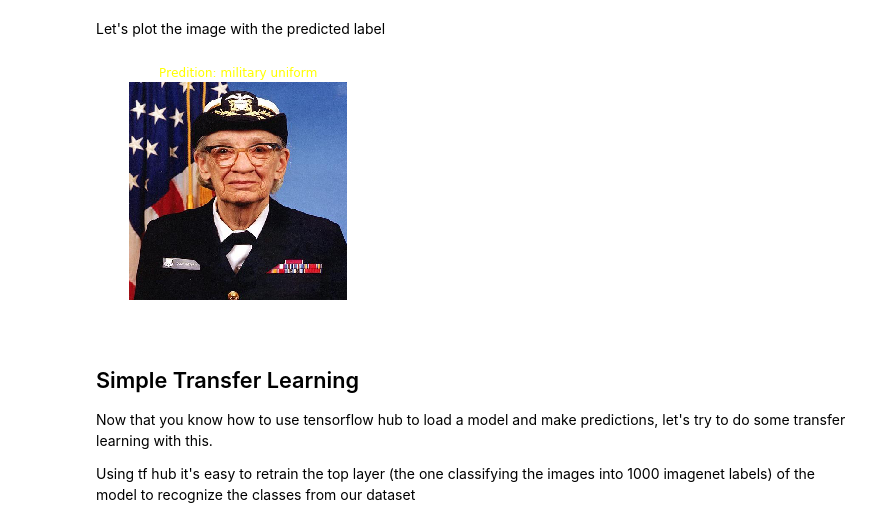
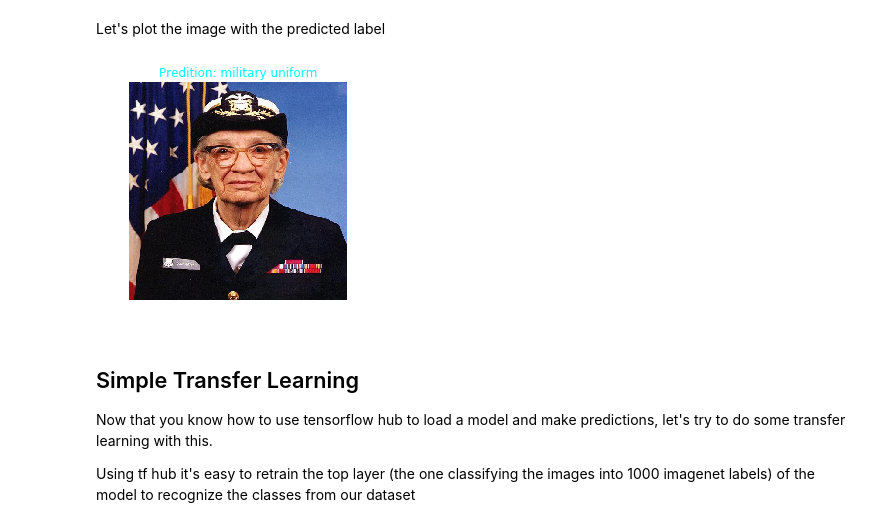
Before and after one commit to arkajyotiMukherjee/tensorflow_docs_prac, a Jupyter notebook: Transfer_Learning_with_tf_Hub.ipynb, the cells around one changed output. Drawn from its saved outputs; the diff is of its cells as text; code cells hidden in the pictures.

```diff
--- a/Transfer_Learning_with_tf_Hub.ipynb
+++ b/Transfer_Learning_with_tf_Hub.ipynb
@@ -112,10 +112,10 @@ Let's plot the image with the predicted label
 # %%
 plt.imshow(grace_hopper)
 plt.axis('off')
 predicted_class_name = imagenet_labels[predicted_class]
-_ = plt.title('Predition: '+ predicted_class_name, color='yellow')
+_ = plt.title('Predition: '+ predicted_class_name, color='cyan')
 # %% [output]
-[figure, old version]
+[figure, new version]
 # %% [markdown]
 ## Simple Transfer Learning
 
```
Also changed, not shown: parts of 21 cells of this notebook.
